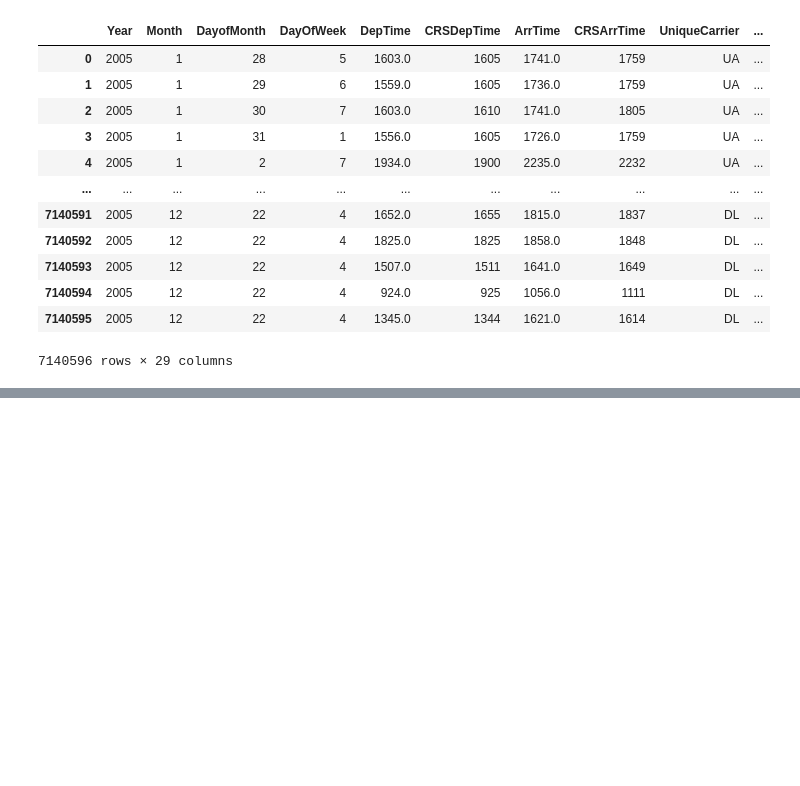
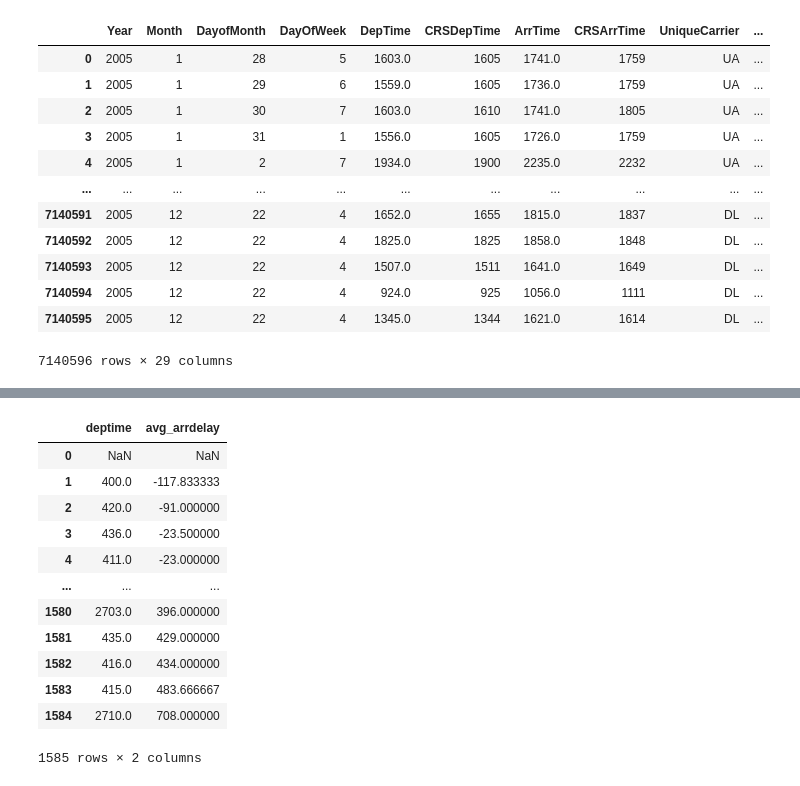
Before and after one commit to DianaKahar/Data_Management2, a Jupyter notebook: P137263_Assignment2.ipynb, the cells around one changed output, grey strips where cells are left out. Cells and saved outputs as stored; diff of their text form; code cells hidden in the pictures; blank space fills up the shorter version.

```diff
--- a/P137263_Assignment2.ipynb
+++ b/P137263_Assignment2.ipynb
@@ -88,0 +109,17 @@ flight2005
+# %%
+optimal_time_of_day = pd.read_csv("/content/drive/MyDrive/2005/opt time day 2005.csv")
+optimal_time_of_day
+# %% [output]
+|  | deptime | avg_arrdelay |
+| 0 | NaN | NaN |
+| 1 | 400.0 | -117.833333 |
+| 2 | 420.0 | -91.000000 |
+| 3 | 436.0 | -23.500000 |
+| 4 | 411.0 | -23.000000 |
+| ... | ... | ... |
+| 1580 | 2703.0 | 396.000000 |
+| 1581 | 435.0 | 429.000000 |
+| 1582 | 416.0 | 434.000000 |
+| 1583 | 415.0 | 483.666667 |
+| 1584 | 2710.0 | 708.000000 |
+1585 rows × 2 columns
```
Also changed, not shown: parts of 10 cells of this notebook.
